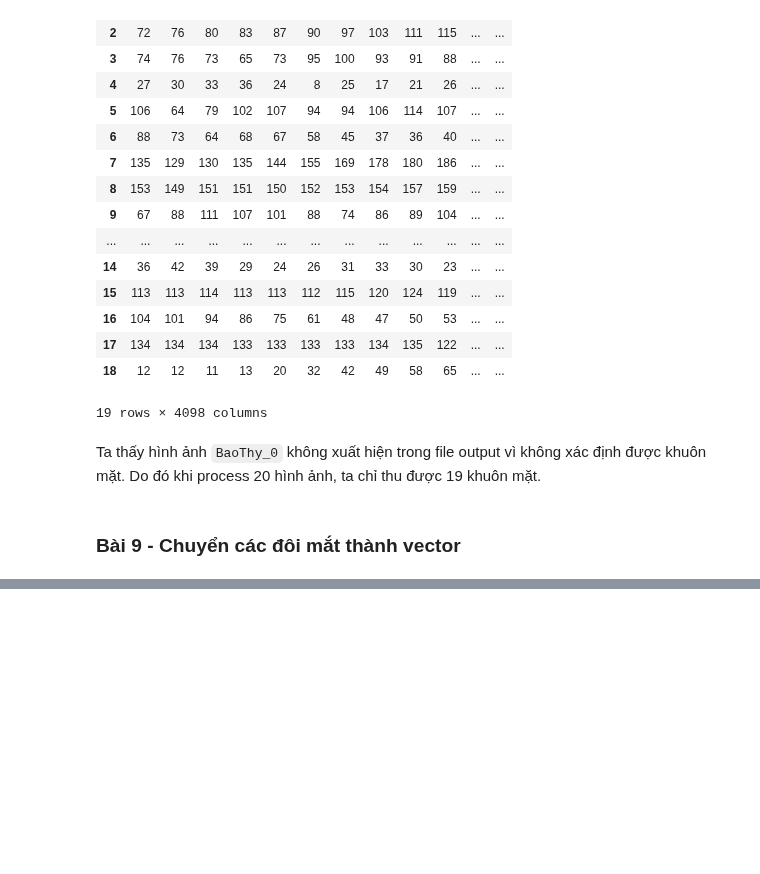
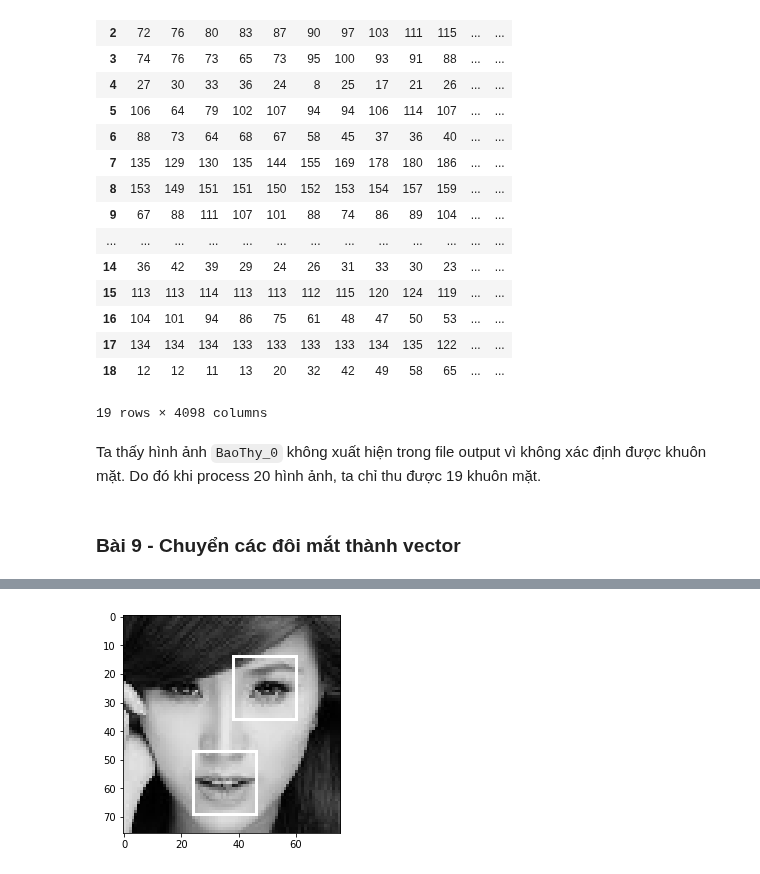
Before and after one commit to riduan91/DSC101, a Jupyter notebook: Lesson9/TD/FaceRecognitionWithSVM.ipynb, the cells around one changed output, grey strips where cells are left out. Drawn from its saved outputs; the diff is of its cells as text; code cells hidden in the pictures; blank space fills up the shorter version.

```diff
--- a/Lesson9/TD/FaceRecognitionWithSVM.ipynb
+++ b/Lesson9/TD/FaceRecognitionWithSVM.ipynb
@@ -454,0 +501,7 @@ Ta thấy hình ảnh `BaoThy_0` không xuất hiện trong file output vì khô
+# %%
+# Ví dụ 1 ảnh xấu
+face = Face('ImageFolder/BaoThy_102.png')
+face.draw('eye_marked', 0)
+face.draw('eye_marked', -1)
+# %% [output]
+[figure, added]
```
Also changed, not shown: parts of 8 cells of this notebook, 3 other files.
